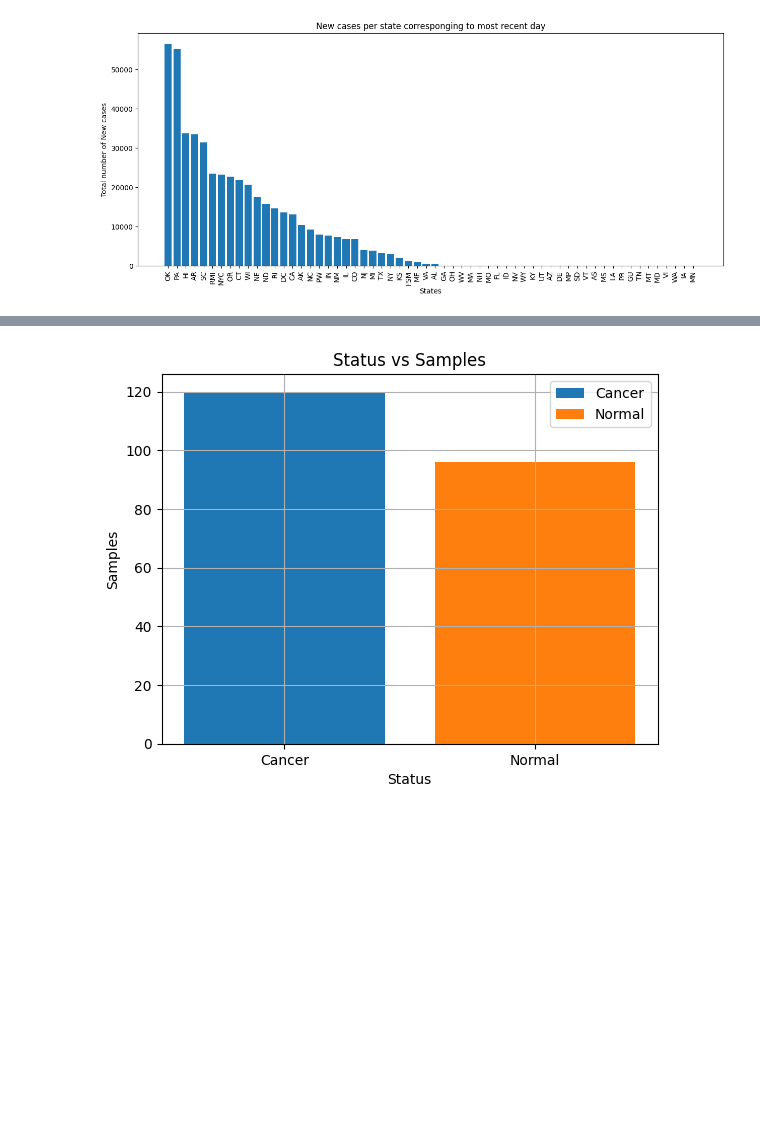
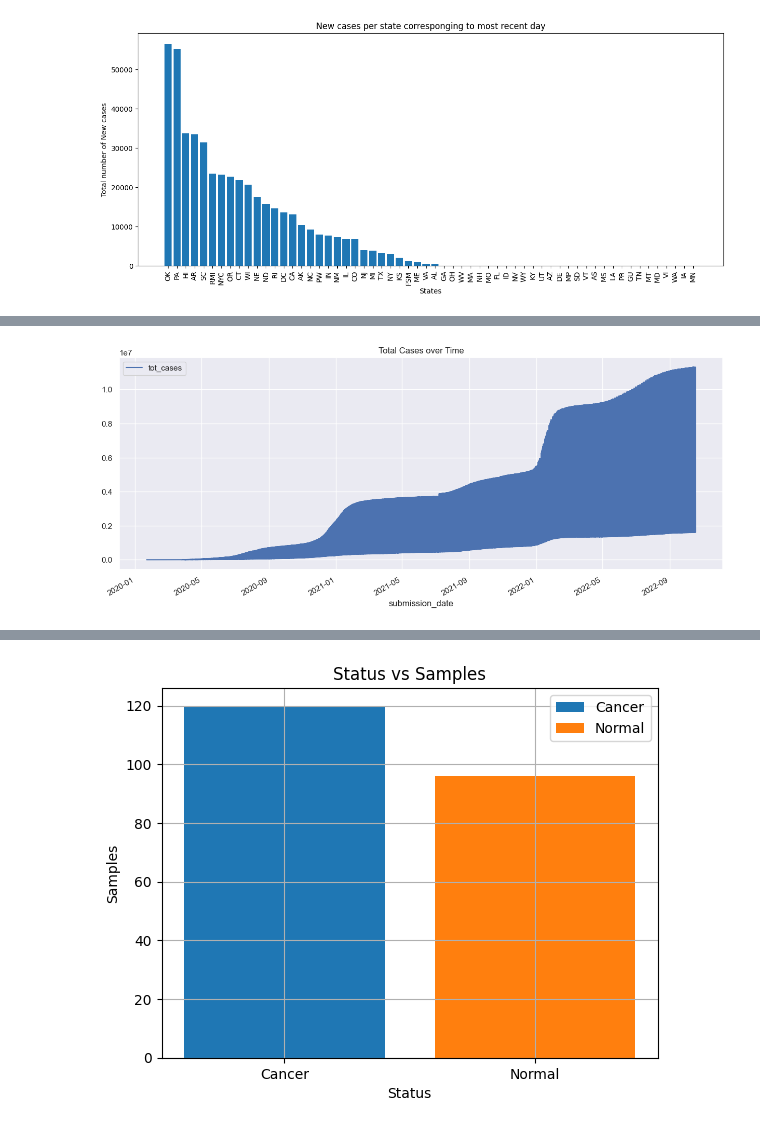
Before and after one commit to hrelosim/AM170B_Spring23, a Jupyter notebook: AM170B_hw1_lab.ipynb, the cells around one changed output, grey strips where cells are left out. Cells and saved outputs as stored; diff of their text form; code cells hidden in the pictures; blank space fills up the shorter version.

```diff
--- a/AM170B_hw1_lab.ipynb
+++ b/AM170B_hw1_lab.ipynb
@@ -134,0 +133,7 @@ df_state = df_state[df_state['state'].isin(states)]
+# %%
+#New Cases over Time 'submission date'
+df_state.plot(x='submission_date',
+              y='tot_cases',
+              title='Total Cases over Time');
+# %% [output]
+[figure, added]
```
Also changed, not shown: parts of 6 cells of this notebook.
